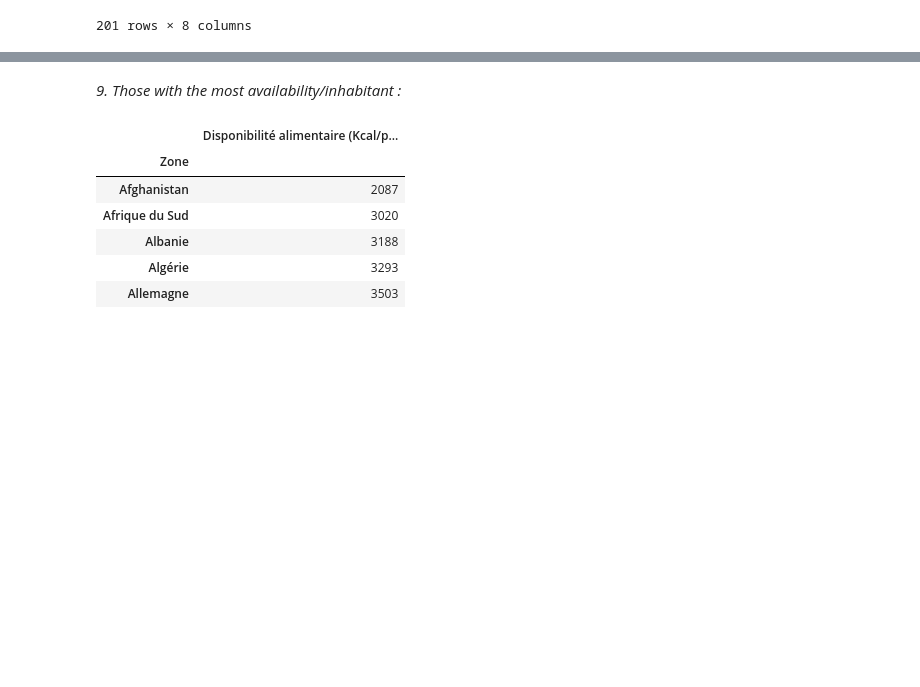
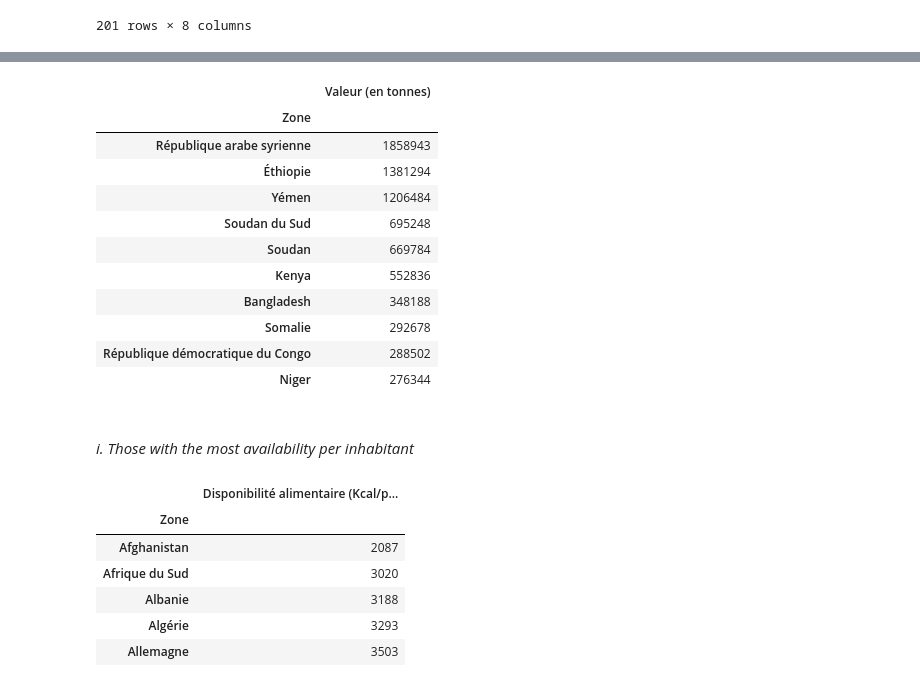
Before and after one commit to donia-nefiz/Public-health-research-with-python, a Jupyter notebook: Public-health-research-with-python.ipynb, the cells around one changed output, grey strips where cells are left out. Drawn from its saved outputs; the diff is of its cells as text; code cells hidden in the pictures; blank space fills up the shorter version.

```diff
--- a/Public-health-research-with-python.ipynb
+++ b/Public-health-research-with-python.ipynb
@@ -1171,5 +1198,22 @@ foodHelpAndPop2017[["Zone", "Valeur (en tonnes)"]].sort_values(by=["Valeur (en t
+# %%
+foodHelpAndPop[["Valeur (en tonnes)"]].sort_values(by=["Valeur (en tonnes)"], ascending=False).head(10)
+# %% [output]
+|  | Valeur (en tonnes) |
+| Zone |  |
+| République arabe syrienne | 1858943 |
+| Éthiopie | 1381294 |
+| Yémen | 1206484 |
+| Soudan du Sud | 695248 |
+| Soudan | 669784 |
+| Kenya | 552836 |
+| Bangladesh | 348188 |
+| Somalie | 292678 |
+| République démocratique du Congo | 288502 |
+| Niger | 276344 |
+# %% [markdown]
+ <a id='another_cell_2_i'></a>
 # %% [markdown]
-*9. Those with the most availability/inhabitant :*
+*i. Those with the most availability per inhabitant*
 # %%
 foodAvailibilityKcalGroupByZone.head()
 # %% [output]
```
Also changed, not shown: parts of 46 cells of this notebook.
